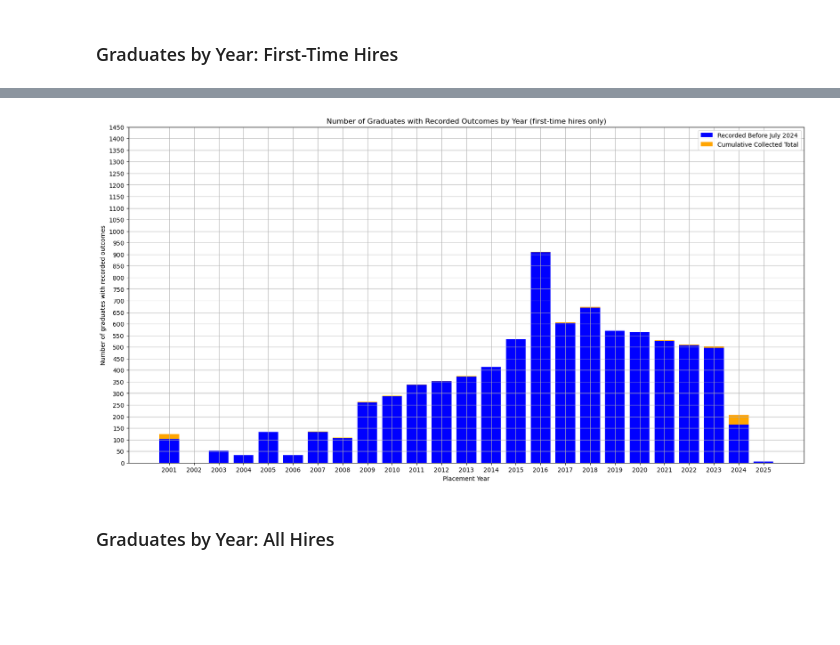
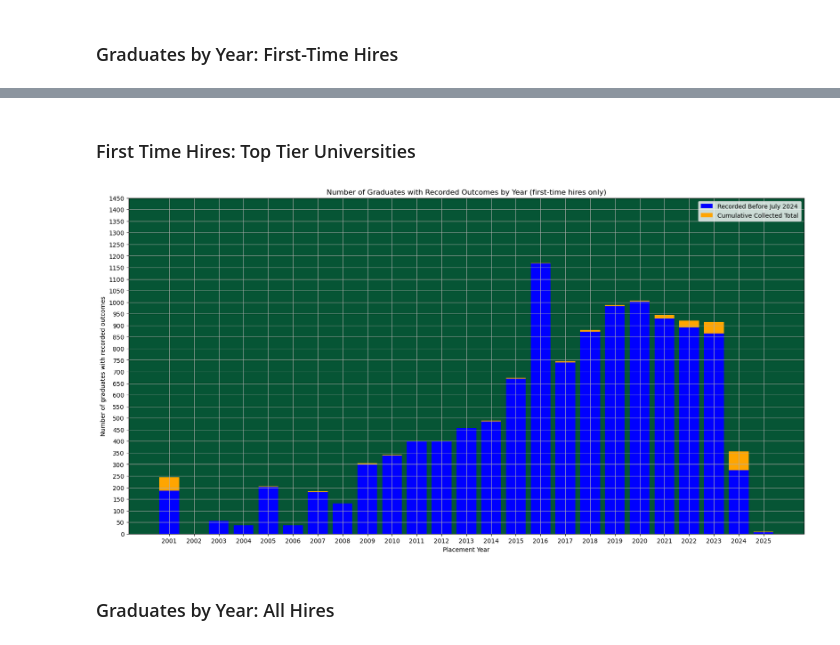
Before and after one commit to michaelpetersubc/mapinator, a Jupyter notebook: mapinator_readme/2024_update/mapinator_readme_2024.ipynb, the cells around one changed output, grey strips where cells are left out. Cells and saved outputs as stored; diff of their text form; code cells hidden in the pictures; blank space fills up the shorter version.

Commit message:
Added graphs for tier 1 and 2 universities

```diff
--- a/mapinator_readme/2024_update/mapinator_readme_2024.ipynb
+++ b/mapinator_readme/2024_update/mapinator_readme_2024.ipynb
@@ -51,0 +80,29 @@ plt.show()
+# %%
+top_tier['created_at'] = pd.to_datetime(top_tier['created_at'])
+top_tier['startdate']= pd.to_datetime(top_tier['startdate'])
+top_tier['year'] = top_tier['startdate'].dt.year
+
+after_mask_t = top_tier['created_at'] >= pd.Timestamp('2024-07-01')
+before_mask_t = top_tier['created_at'] < pd.Timestamp('2024-07-01')
+
+top_tier_after = top_tier[after_mask_t]
+top_tier_before = top_tier[before_mask_t]
+
+institutions = list(top_tier['from_institution_name'].unique())
+
+before_counts = [len(top_tier_before[top_tier_before['from_institution_name'] == i]['aid'].unique()) for i in institutions]
+after_counts = [len(top_tier_after[top_tier_after['from_institution_name'] == i]['aid'].unique()) for i in institutions]
+
+fig, ax = plt.subplots(figsize=(20, 40))
+bar1 = plt.barh(institutions, before_counts, color='blue', label='Recorded Before July 2024')
+bar2 = plt.barh(institutions, after_counts, left=before_counts, color='orange', label='Cumulative Collected Total')
+
+ax.set_xlabel('Number of Graduates with Recorded Outcomes')
+ax.set_title('Number of Graduates with Recorded Outcomes by Institution of Graduation (Tier 1 and 2)')
+ax.legend()
+ax.grid()
+x_ticks = np.arange(0, 600, 25)
+ax.set_xticks(x_ticks)
+ax.set_facecolor("#89ecda")
+
+plt.show()
@@ -54,38 +177,37 @@ plt.show()
+# %% [markdown]
+### First Time Hires: Top Tier Universities
 # %%
-top_100['startdate']= pd.to_datetime(top_100['startdate'])
-top_100['year'] = top_100['startdate'].dt.year
+top_tier_unique = top_tier.sort_values('year').groupby('aid').first().reset_index()
 
-top_100_unique = top_100.sort_values('year').groupby('aid').first().reset_index()
+top_tier_unique_before = top_tier_unique[top_tier_unique['created_at'] < pd.Timestamp('2024-07-01')]
+top_tier_unique_after = top_tier_unique[top_tier_unique['created_at'] >= pd.Timestamp('2024-07-01')]
 
-top_100_unique_before = top_100_unique[top_100_unique['created_at'] < pd.Timestamp('2024-07-01')]
-top_100_unique_after = top_100_unique[top_100_unique['created_at'] >= pd.Timestamp('2024-07-01')]
-
-before_first_time = top_100_unique_before.groupby('year').size()
-after_first_time = top_100_unique_after.groupby('year').size()
+before_first_time = top_tier_unique_before.groupby('year').size()
+after_first_time = top_tier_unique_after.groupby('year').size()
 
 years = before_first_time.index.union(after_first_time.index)
 before_first_time = before_first_time.reindex(years, fill_value=0)
 after_first_time = after_first_time.reindex(years, fill_value=0)
 
 
 fig, ax = plt.subplots(figsize=(20, 10))
 
 bar1 = ax.bar(years, before_first_time, color='blue', label='Recorded Before July 2024')
 bar2 = ax.bar(years, after_first_time, bottom=before_first_time, color='orange', label='Cumulative Collected Total')
 
 ax.set_xlabel("Placement Year")
 ax.set_ylabel("Number of graduates with recorded outcomes")
 y_ticks = np.arange(0, 1500, 50)
 x_ticks = np.arange(2001, 2026, 1)
 ax.set_yticks(y_ticks)
 ax.set_xticks(x_ticks)
 ax.set_title("Number of Graduates with Recorded Outcomes by Year (first-time hires only)")
 ax.legend()
 ax.grid()
-
+ax.set_facecolor("#065535")
 plt.show()
 # %% [output]
-[figure, old version]
+[figure, new version]
 # %% [markdown]
 ### Graduates by Year: All Hires
 # %%
```
Also changed, not shown: parts of 15 cells of this notebook, 4 other files.
